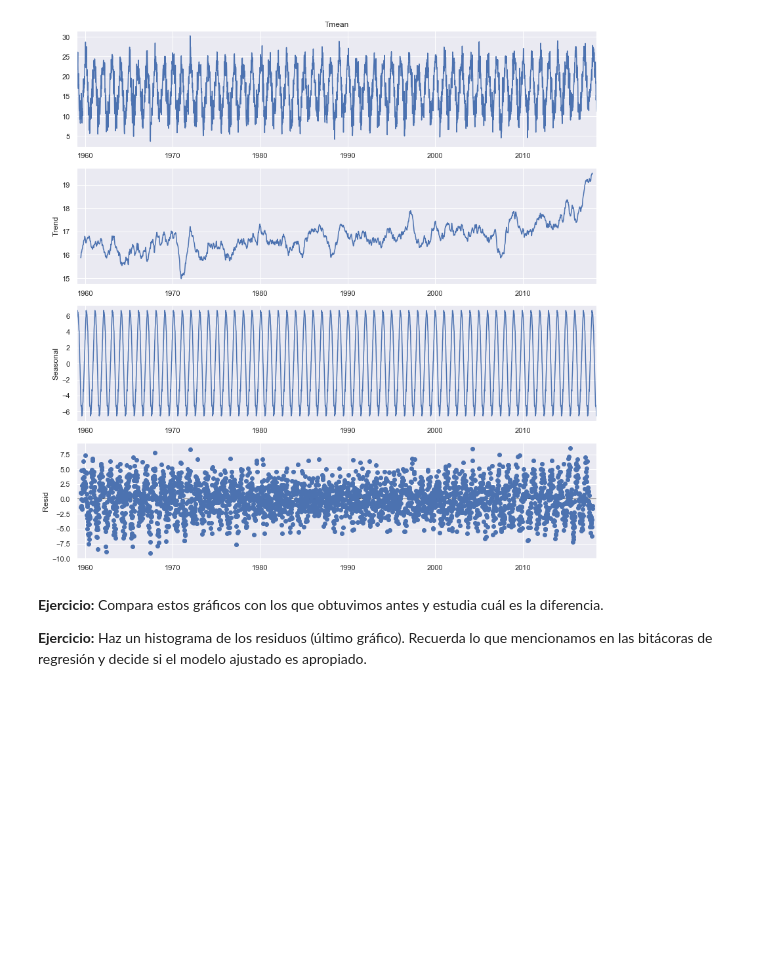
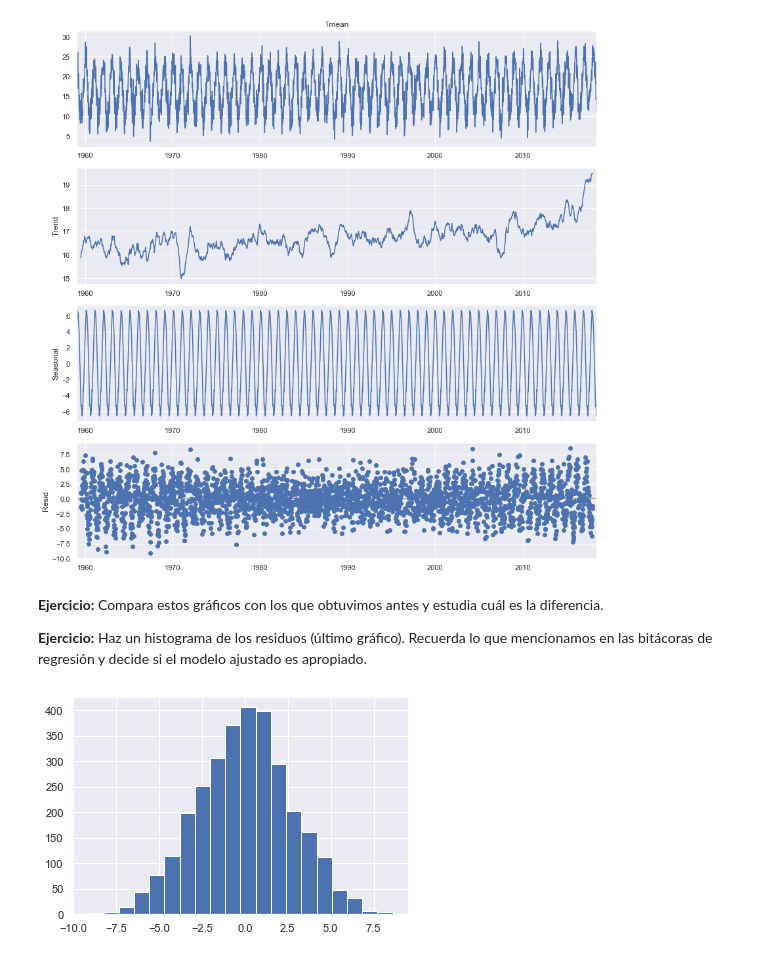
Before and after one commit to alseveso/AcamicaDS, a Jupyter notebook: Aplicaciones/Bitácoras 41 y 42/DS_Bitácora_41_Series_de_Tiempo.ipynb, the cells around one changed output. Drawn from its saved outputs; the diff is of its cells as text; code cells hidden in the pictures; blank space fills up the shorter version.

```diff
--- a/Aplicaciones/Bitácoras 41 y 42/DS_Bitácora_41_Series_de_Tiempo.ipynb
+++ b/Aplicaciones/Bitácoras 41 y 42/DS_Bitácora_41_Series_de_Tiempo.ipynb
@@ -381,3 +401,9 @@ plt.show()
 **Ejercicio:** Compara estos gráficos con los que obtuvimos antes y estudia cuál es la diferencia.
 
 **Ejercicio:** Haz un histograma de los residuos (último gráfico). Recuerda lo que mencionamos en las bitácoras de regresión y decide si el modelo ajustado es apropiado.
+# %%
+plt.figure(figsize = (6,4))
+plt.hist(result.resid, bins = 20)
+plt.show()
+# %% [output]
+[figure, added]
```
Also changed, not shown: parts of 4 cells of this notebook, 1 other file.
